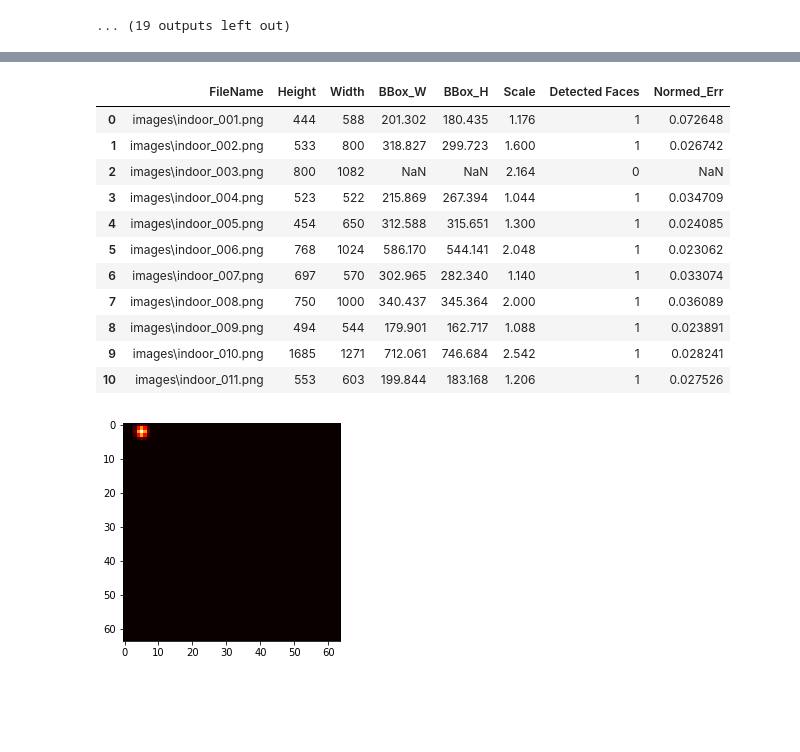
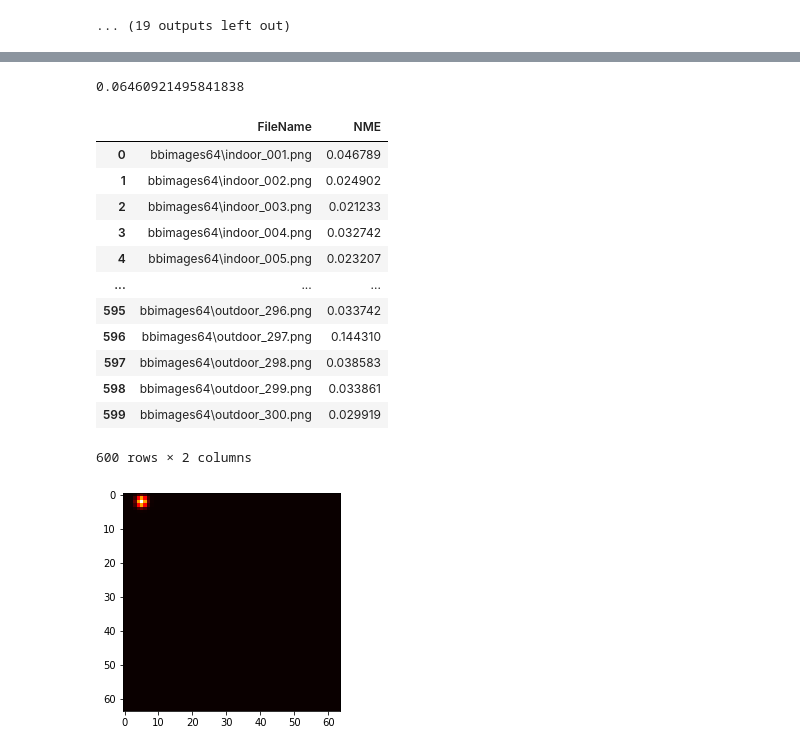
Before and after one commit to wzwart/MLP_Project, a Jupyter notebook: base_line_tests/dataset_modifications.ipynb, the cells around one changed output, grey strips where cells are left out. Saved outputs shown, nothing was run; the diff lists cells and outputs as text; code cells hidden in the pictures; blank space fills up the shorter version.

```diff
--- a/base_line_tests/dataset_modifications.ipynb
+++ b/base_line_tests/dataset_modifications.ipynb
@@ -14,7 +14,7 @@ shape_predictor= "shape_predictor_68_face_landmarks.dat"
 detector = dlib.get_frontal_face_detector()
 predictor = dlib.shape_predictor(shape_predictor)
 # %%
-image_files= glob.glob("images/*.png", )
+image_files= glob.glob("bbimages64/*.png", )
 # %%
 def calc_landmarks_from_file(image_file,draw=True):
     #read the points file
@@ -163,10 +163,10 @@ def getBoundingBox(image_file,draw=True):
         plt.imshow(cv2.cvtColor(ori_image, cv2.COLOR_BGR2RGB))
         plt.show()
 # %%
-def NME(pred, true, w, h):
+def NMError(pred, true, w, h):
 
     d = np.sqrt(w*h)
-    NME = np.sum(np.sqrt(torch.sum(np.square(true-pred), axis = 1))/d)/68
+    NME = np.sum(np.sqrt(np.sum(np.square(true-pred), axis = 1))/d)/68
 
     return NME
 
@@ -200,7 +200,4 @@ def detectLandmarks(image_file,draw=True):
         plt.imshow(cv2.cvtColor(ori_image, cv2.COLOR_BGR2RGB))
         plt.show()
 
-    return NME(shape, points, width, height)
-
-
-detectLandmarks(image_files[155])
+    return NMError(shape, points, width, height)
@@ -333,3 +327,15 @@ df
 [figure]
 [figure]
 ... (19 outputs left out)
+# %%
+# This is w
+image_files_to_explore=image_files
+df=pd.DataFrame(columns= ['FileName','NME'])
+for image_file in image_files_to_explore:
+    NME = detectLandmarks(image_file, draw=False)
+    res={}
+    res['FileName']=image_file
+    res['NME']=NME
+
+    df= df.append(res, ignore_index=True)
+df
@@ -336,19 +356,24 @@ df
+# %%
+np.mean(df.iloc[:,1])
+# %% [output]
+0.06460921495841838
 # %%
-df.to_excel("baseline_test_results.xlsx")
+df.to_excel("dlib_test_results.xlsx")
 df
 # %% [output]
-|  | FileName | Height | Width | BBox_W | BBox_H | Scale | Detected Faces | Normed_Err |
-| 0 | images\indoor_001.png | 444 | 588 | 201.302 | 180.435 | 1.176 | 1 | 0.072648 |
-| 1 | images\indoor_002.png | 533 | 800 | 318.827 | 299.723 | 1.600 | 1 | 0.026742 |
-| 2 | images\indoor_003.png | 800 | 1082 | NaN | NaN | 2.164 | 0 | NaN |
-| 3 | images\indoor_004.png | 523 | 522 | 215.869 | 267.394 | 1.044 | 1 | 0.034709 |
-| 4 | images\indoor_005.png | 454 | 650 | 312.588 | 315.651 | 1.300 | 1 | 0.024085 |
-| 5 | images\indoor_006.png | 768 | 1024 | 586.170 | 544.141 | 2.048 | 1 | 0.023062 |
-| 6 | images\indoor_007.png | 697 | 570 | 302.965 | 282.340 | 1.140 | 1 | 0.033074 |
-| 7 | images\indoor_008.png | 750 | 1000 | 340.437 | 345.364 | 2.000 | 1 | 0.036089 |
-| 8 | images\indoor_009.png | 494 | 544 | 179.901 | 162.717 | 1.088 | 1 | 0.023891 |
-| 9 | images\indoor_010.png | 1685 | 1271 | 712.061 | 746.684 | 2.542 | 1 | 0.028241 |
-| 10 | images\indoor_011.png | 553 | 603 | 199.844 | 183.168 | 1.206 | 1 | 0.027526 |
+|  | FileName | NME |
+| 0 | bbimages64\indoor_001.png | 0.046789 |
+| 1 | bbimages64\indoor_002.png | 0.024902 |
+| 2 | bbimages64\indoor_003.png | 0.021233 |
+| 3 | bbimages64\indoor_004.png | 0.032742 |
+| 4 | bbimages64\indoor_005.png | 0.023207 |
+| ... | ... | ... |
+| 595 | bbimages64\outdoor_296.png | 0.033742 |
+| 596 | bbimages64\outdoor_297.png | 0.144310 |
+| 597 | bbimages64\outdoor_298.png | 0.038583 |
+| 598 | bbimages64\outdoor_299.png | 0.033861 |
+| 599 | bbimages64\outdoor_300.png | 0.029919 |
+600 rows × 2 columns
 # %%
 def bivariateGaussianProb(x,y, meanX, meanY):
 
```
Also changed, not shown: parts of 2 cells of this notebook, 6 other files.
